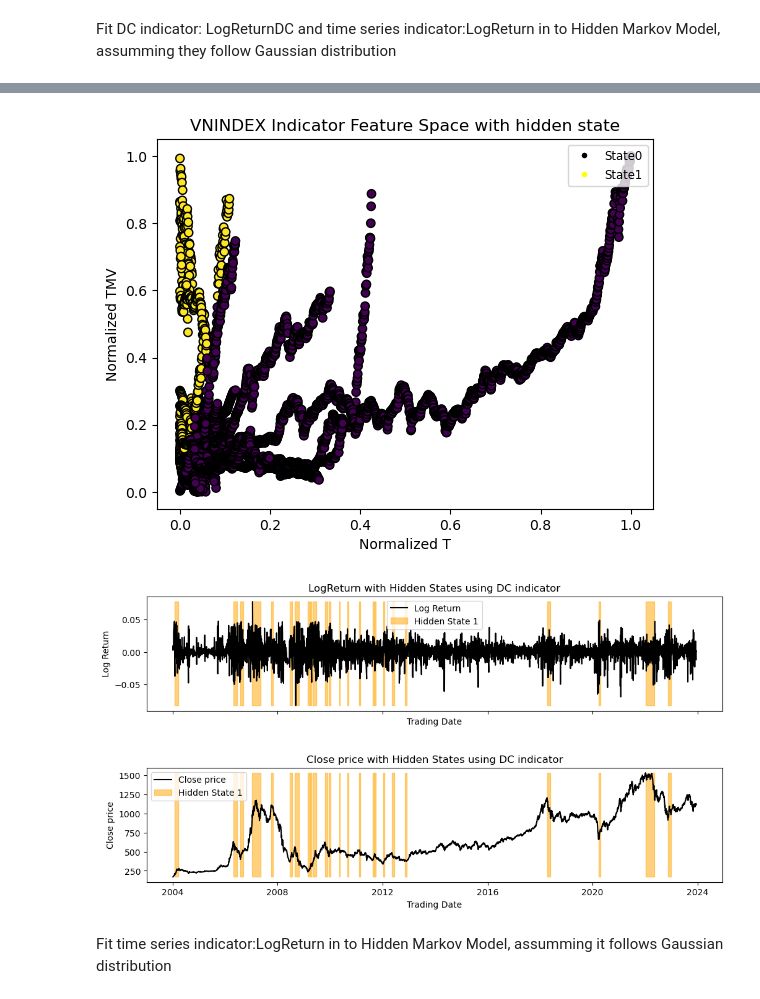
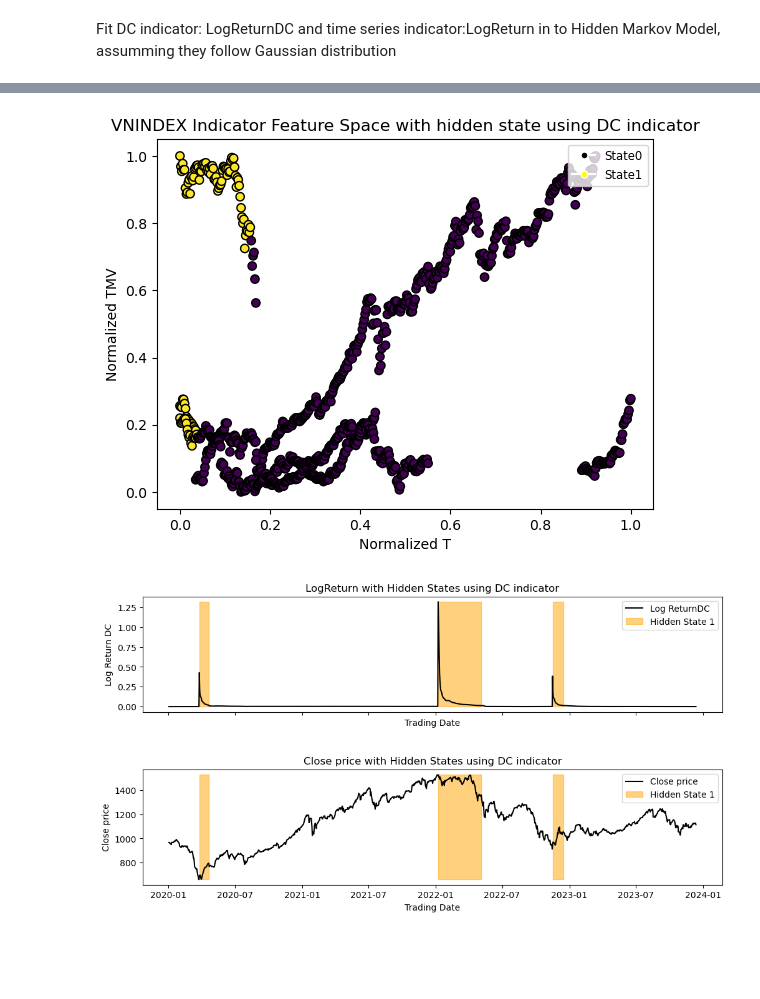
Before and after one commit to ptt0610/Worldquant-capstone-project-DC, a Jupyter notebook: Detect regime with DC approach.ipynb, the cells around one changed output, grey strips where cells are left out. Saved outputs shown, nothing was run; the diff lists cells and outputs as text; code cells hidden in the pictures; blank space fills up the shorter version.

```diff
--- a/Detect regime with DC approach.ipynb
+++ b/Detect regime with DC approach.ipynb
@@ -202,6 +214,7 @@ df_merged = pd.merge(df, event_df, on='TradingDate')
 #Calculate TMV
 df_merged['LogReturnDC'] = abs(df_merged['TMV'])*threshold/df_merged['Time']
 
+df_merged = df_merged.dropna().reset_index(drop=True)
 # Display the resulting DataFrame
 df_merged
 # %% [output]
@@ -247,0 +264,6 @@ Fit DC indicator: LogReturnDC and time series indicator:LogReturn in to Hidden M
+# %%
+# Filter rows for train data
+start_date = '2004-01-05'
+end_date = '2019-12-31'
+train_data = df_merged[(df_merged['TradingDate'] >= start_date) & (df_merged['TradingDate'] <= end_date)]
+train_data
@@ -247,0 +284,6 @@ Fit DC indicator: LogReturnDC and time series indicator:LogReturn in to Hidden M
+# %%
+# Filter rows for test data
+start_date = '2020-01-02'
+end_date = '2023-12-13'
+test_data = df_merged[(df_merged['TradingDate'] >= start_date) & (df_merged['TradingDate'] <= end_date)]
+test_data
@@ -248,24 +306,24 @@ Fit DC indicator: LogReturnDC and time series indicator:LogReturn in to Hidden M
 # %%
-df= df_merged
+# Set a random seed for reproducibility
+np.random.seed(20)
 
-# Drop NaN values and reset the index
-df = df.dropna().reset_index(drop=True)
-
-X = df[['LogReturnDC']].values
+# Extract LogReturnDC data
+X = train_data['LogReturnDC'].values.reshape(-1, 1)
+Y = test_data['LogReturnDC'].values.reshape(-1, 1)
 
 # Fit Gaussian HMM model
 model = GaussianHMM(n_components=2, covariance_type='full', algorithm="viterbi")
 model.fit(X)
 
 # Predict the hidden states
-hidden_states = model.predict(X)
+hidden_states = model.predict(Y)
 
 # Add the hidden states as a new column in the DataFrame
-df['hidden_states'] = hidden_states
+test_data['hidden_states'] = hidden_states
 
 # Decode the hidden states back to categorical values
-df['hidden_states'] = np.where(df['hidden_states'] == 0, 'State0', 'State1')
+test_data['hidden_states'] = np.where(test_data['hidden_states'] == 0, 'State0', 'State1')
 
-# Display the resulting DataFrame with hidden states
-print(df)
+# Print the predicted states
+print("Predicted States for Test Data:", hidden_states)
 # %% [output]
@@ -289,55 +357,55 @@ print(df)
 # %%
 # Plot indicator space with hidden state
-TMV_list = df['TMV'].tolist()
-T_list = df['Time'].tolist()
+TMV_list = test_data['TMV'].tolist()
+T_list = test_data['Time'].tolist()
 
 # Use LabelEncoder to encode the 'hidden_states' column
 label_encoder = LabelEncoder()
-encoded_states = label_encoder.fit_transform(df['hidden_states'])
+encoded_states = label_encoder.fit_transform(test_data['hidden_states'])
 
 # Normalize the data
 TMV_array = np.array(TMV_list)
 T_array = np.array(T_list)
 norm_TMV = (TMV_array - np.min(TMV_array)) / (np.max(TMV_array) - np.min(TMV_array))
 norm_T = (T_array - np.min(T_array)) / (np.max(T_array) - np.min(T_array))
 
 # scatter plot
 fig, ax = plt.subplots()
 scatter = ax.scatter(norm_T, norm_TMV, c=encoded_states, cmap='viridis', edgecolors='k')
 
 # legend
 legend_elements = [
     plt.Line2D([0], [0], marker='o', color='w', markerfacecolor='black', markersize=5, label='State0'),
     plt.Line2D([0], [0], marker='o', color='w', markerfacecolor='yellow', markersize=5, label='State1'),
 ]
 
 ax.legend(handles=legend_elements, loc='upper right', fontsize='small')
 
 # Set axis labels and title
-ax.set_title('VNINDEX Indicator Feature Space with hidden state')
+ax.set_title('VNINDEX Indicator Feature Space with hidden state using DC indicator')
 ax.set_xlabel('Normalized T')
 ax.set_ylabel('Normalized TMV')
 
 # Display the plot
 plt.show()
 # %% [output]
-[figure, old version]
+[figure, new version]
 # %%
 # Plotting graphs that use DC indicator
 fig, (ax1, ax2) = plt.subplots(2, 1, sharex=True,figsize=(12, 6))
 
 # Plot log returns
-ax1.plot(df['TradingDate'], df['LogReturn'], color='black', label='Log Return')
-ax1.fill_between(df['TradingDate'], min(df['LogReturn']), max(df['LogReturn']), where=(df['hidden_states'] == "State1"), alpha=0.5, label='Hidden State 1', color='orange')
+ax1.plot(test_data['TradingDate'], test_data['LogReturnDC'], color='black', label='Log ReturnDC')
+ax1.fill_between(test_data['TradingDate'], min(test_data['LogReturnDC']), max(test_data['LogReturnDC']), where=(test_data['hidden_states'] == "State1"), alpha=0.5, label='Hidden State 1', color='orange')
 
 # Plot close price
-ax2.plot(df['TradingDate'], df['Close'], color='black', label='Close price')
-ax2.fill_between(df['TradingDate'], min(df['Close']), max(df['Close']), where=(df['hidden_states'] == "State1"), alpha=0.5, label='Hidden State 1', color='orange')
+ax2.plot(test_data['TradingDate'], test_data['Close'], color='black', label='Close price')
+ax2.fill_between(test_data['TradingDate'], min(test_data['Close']), max(test_data['Close']), where=(test_data['hidden_states'] == "State1"), alpha=0.5, label='Hidden State 1', color='orange')
 
 
 ax1.set_title('LogReturn with Hidden States using DC indicator')
 ax1.set_xlabel('Trading Date')
-ax1.set_ylabel('Log Return')
+ax1.set_ylabel('Log Return DC')
 ax1.legend()
 
 ax2.set_title('Close price with Hidden States using DC indicator')
@@ -348,6 +416,4 @@ ax2.legend()
 plt.subplots_adjust(hspace=0.5)
 plt.show()
 # %% [output]
-[figure, old version]
+[figure, new version]
-# %% [markdown]
-Fit time series indicator:LogReturn in to Hidden Markov Model, assumming it follows Gaussian distribution
```
Also changed, not shown: parts of 25 cells of this notebook.
